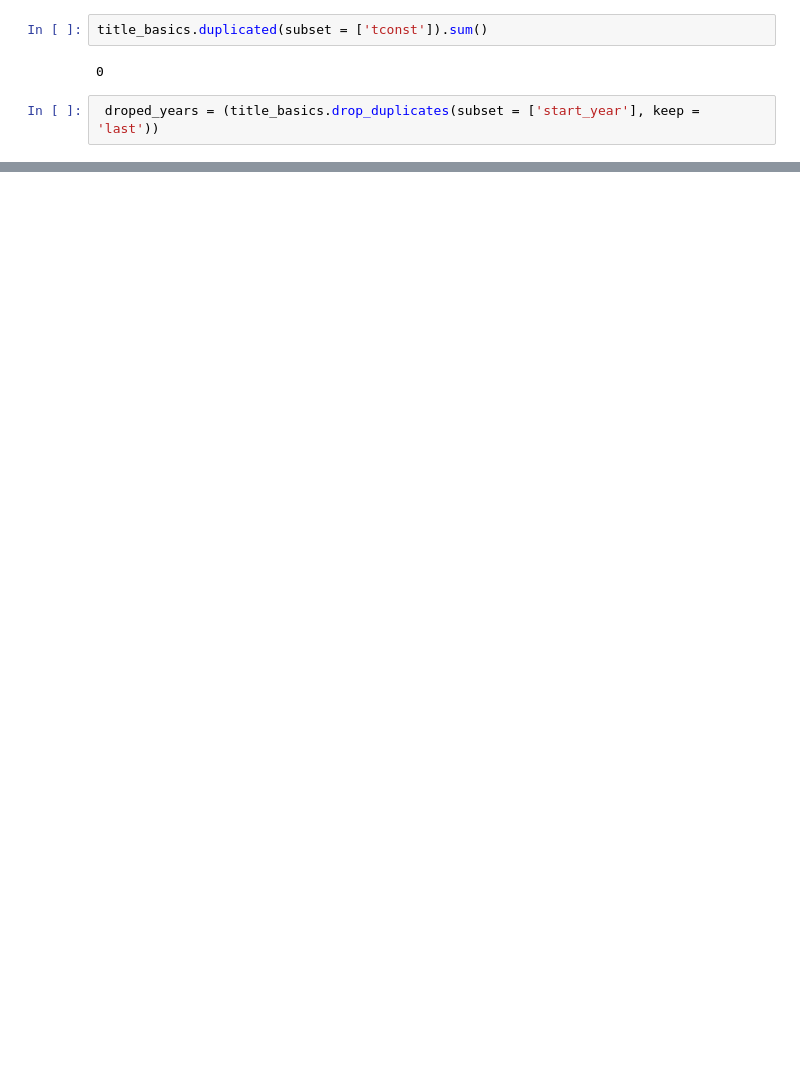
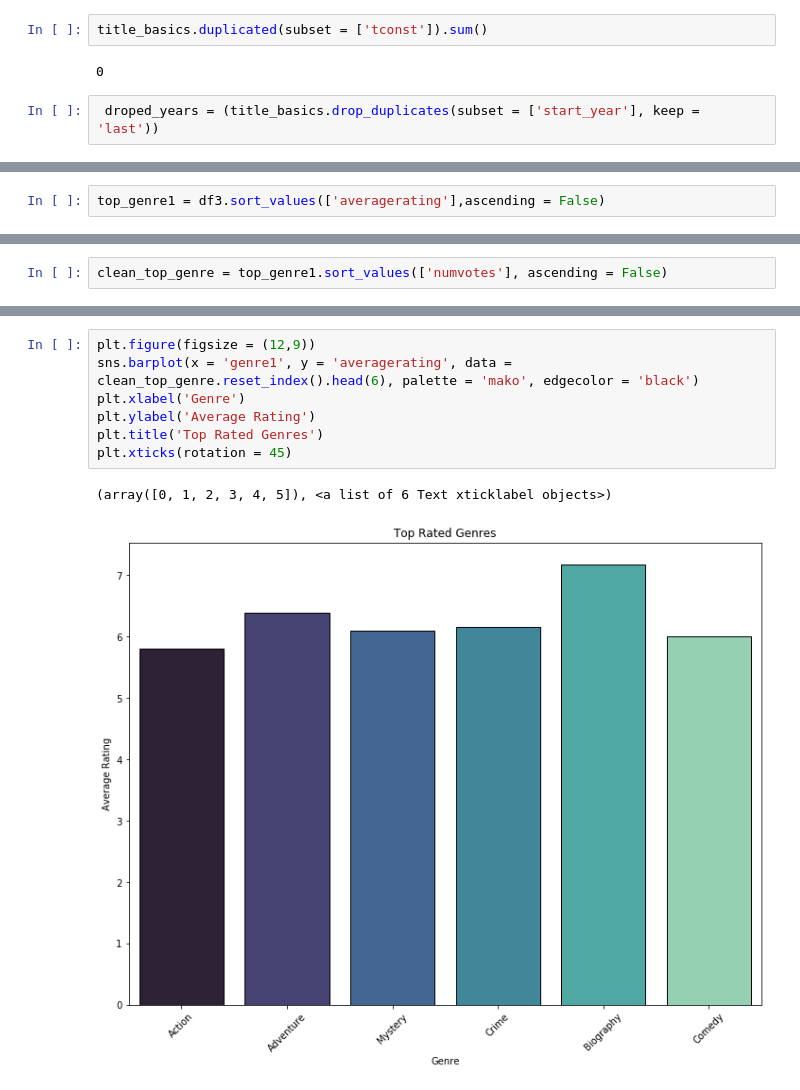
Before and after one commit to Aper012/Phase-1-project, a Jupyter notebook: clean Title Basics.ipynb, the cells around one changed output, grey strips where cells are left out. Drawn from its saved outputs; the diff is of its cells as text; blank space fills up the shorter version.

Commit message:
updated clean Q1

```diff
--- a/clean Title Basics.ipynb
+++ b/clean Title Basics.ipynb
@@ -163,0 +375,2 @@ droped_years
+# %%
+top_genre1 = df3.sort_values(['averagerating'],ascending = False)
@@ -163,0 +392,2 @@ droped_years
+# %%
+clean_top_genre = top_genre1.sort_values(['numvotes'], ascending = False)
@@ -163,0 +429,10 @@ droped_years
+# %%
+plt.figure(figsize = (12,9))
+sns.barplot(x = 'genre1', y = 'averagerating', data = clean_top_genre.reset_index().head(6), palette = 'mako', edgecolor = 'black')
+plt.xlabel('Genre')
+plt.ylabel('Average Rating')
+plt.title('Top Rated Genres')
+plt.xticks(rotation = 45)
+# %% [output]
+(array([0, 1, 2, 3, 4, 5]), <a list of 6 Text xticklabel objects>)
+[figure, added]
```
Also changed, not shown: parts of 31 cells of this notebook.
